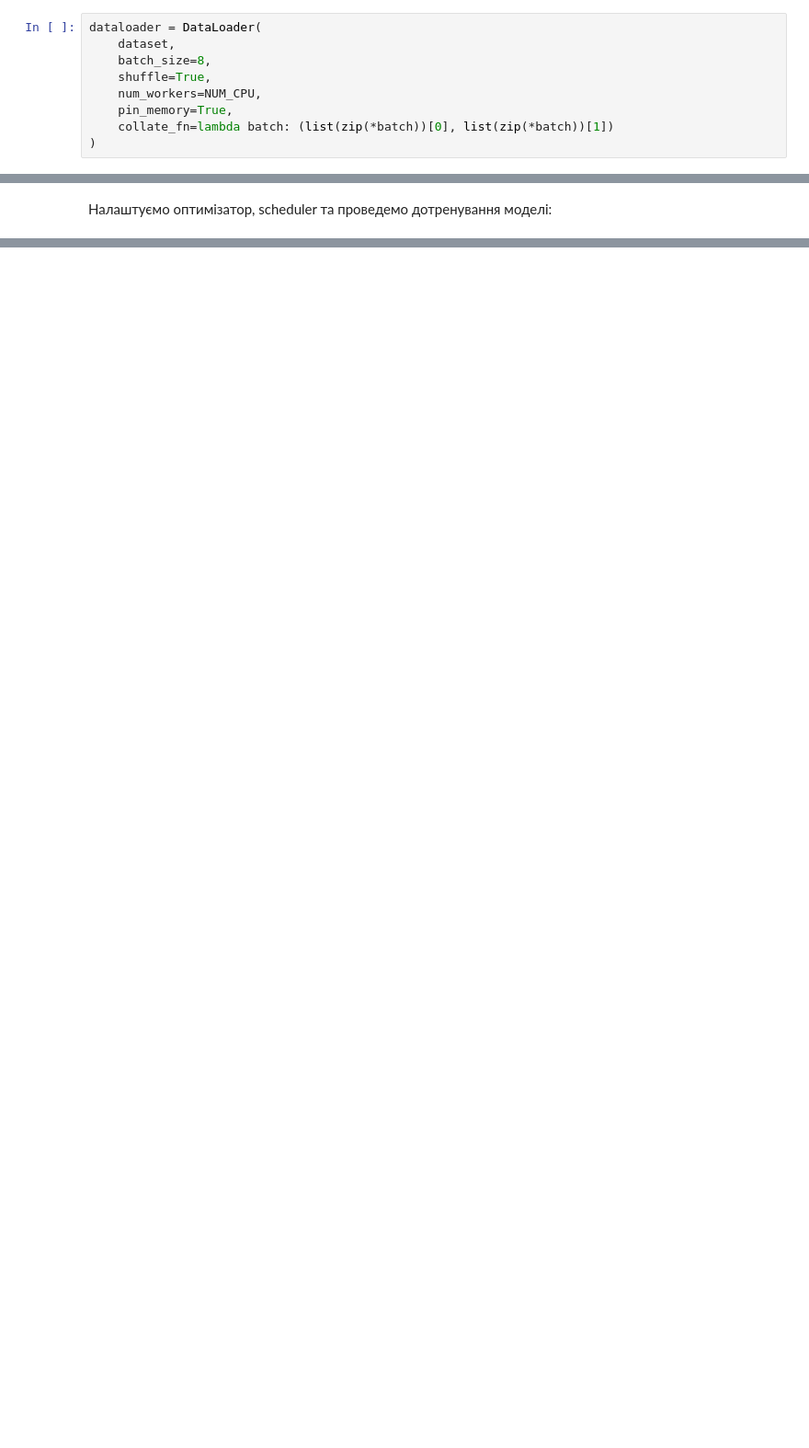
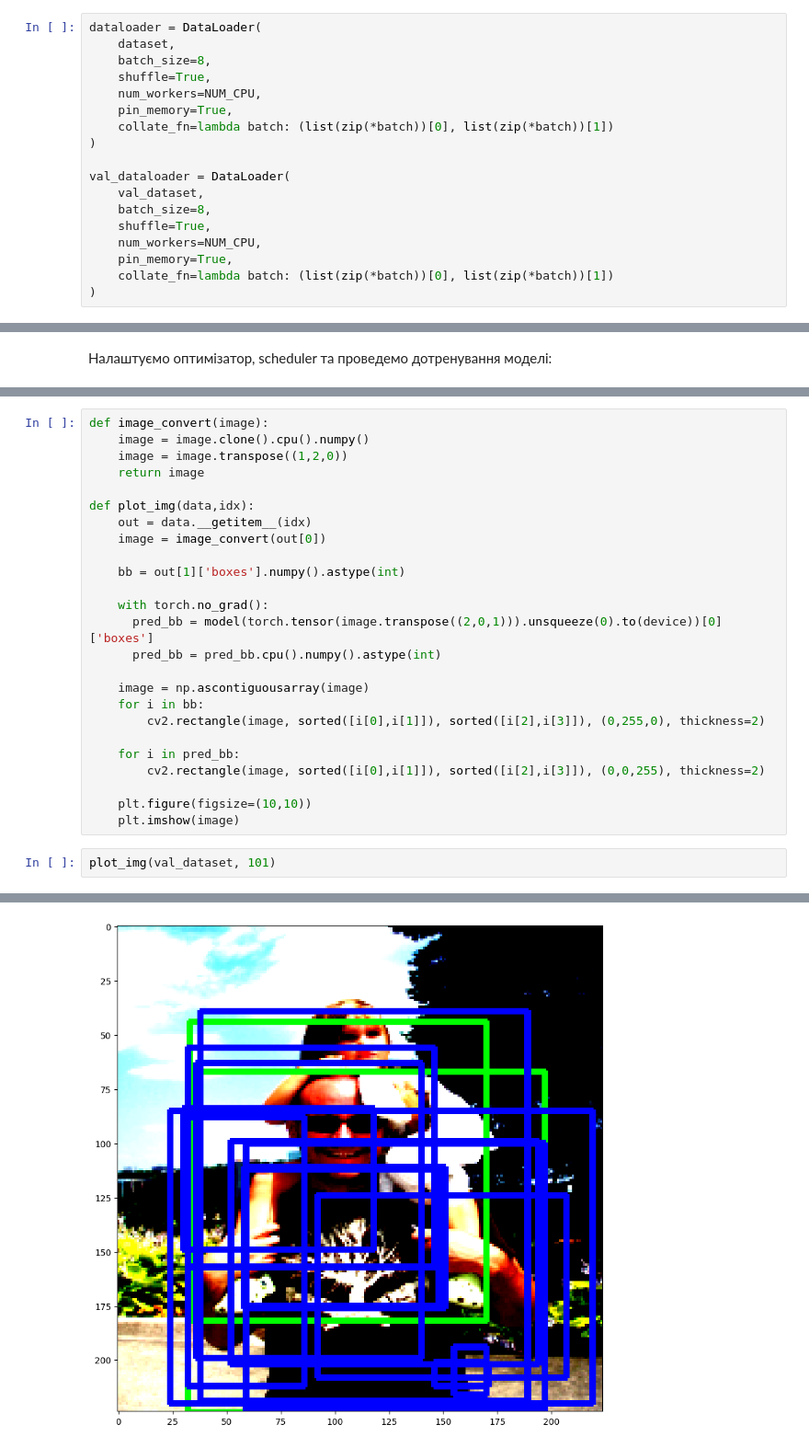
Before and after one commit to volodymyrkir/python_neural_nets, a Jupyter notebook: tasks/course_5/task_3.ipynb, the cells around one changed output, grey strips where cells are left out. Shown at 92% size. Cells and saved outputs as stored; diff of their text form; blank space fills up the shorter version.

```diff
--- a/tasks/course_5/task_3.ipynb
+++ b/tasks/course_5/task_3.ipynb
@@ -70,6 +117,15 @@ dataloader = DataLoader(
     pin_memory=True,
     collate_fn=lambda batch: (list(zip(*batch))[0], list(zip(*batch))[1])
 )
+
+val_dataloader = DataLoader(
+    val_dataset,
+    batch_size=8,
+    shuffle=True,
+    num_workers=NUM_CPU,
+    pin_memory=True,
+    collate_fn=lambda batch: (list(zip(*batch))[0], list(zip(*batch))[1])
+)
 # %%
 backbone = torchvision.models.mobilenet_v2(pretrained=True).features
 backbone.out_channels = 1280
@@ -136,0 +285,28 @@ Epoch 1/10
+# %%
+def image_convert(image):
+    image = image.clone().cpu().numpy()
+    image = image.transpose((1,2,0))
+    return image
+
+def plot_img(data,idx):
+    out = data.__getitem__(idx)
+    image = image_convert(out[0])
+
+    bb = out[1]['boxes'].numpy().astype(int)
+
+    with torch.no_grad():
+      pred_bb = model(torch.tensor(image.transpose((2,0,1))).unsqueeze(0).to(device))[0]['boxes']
+      pred_bb = pred_bb.cpu().numpy().astype(int)
+
+    image = np.ascontiguousarray(image)
+    for i in bb:
+        cv2.rectangle(image, sorted([i[0],i[1]]), sorted([i[2],i[3]]), (0,255,0), thickness=2)
+
+    for i in pred_bb:
+        cv2.rectangle(image, sorted([i[0],i[1]]), sorted([i[2],i[3]]), (0,0,255), thickness=2)
+
+    plt.figure(figsize=(10,10))
+    plt.imshow(image)
+# %%
+plot_img(val_dataset, 101)
+# %% [output]
@@ -136,0 +314 @@ Epoch 1/10
+[figure, added]
```
Also changed, not shown: parts of 20 cells of this notebook.
